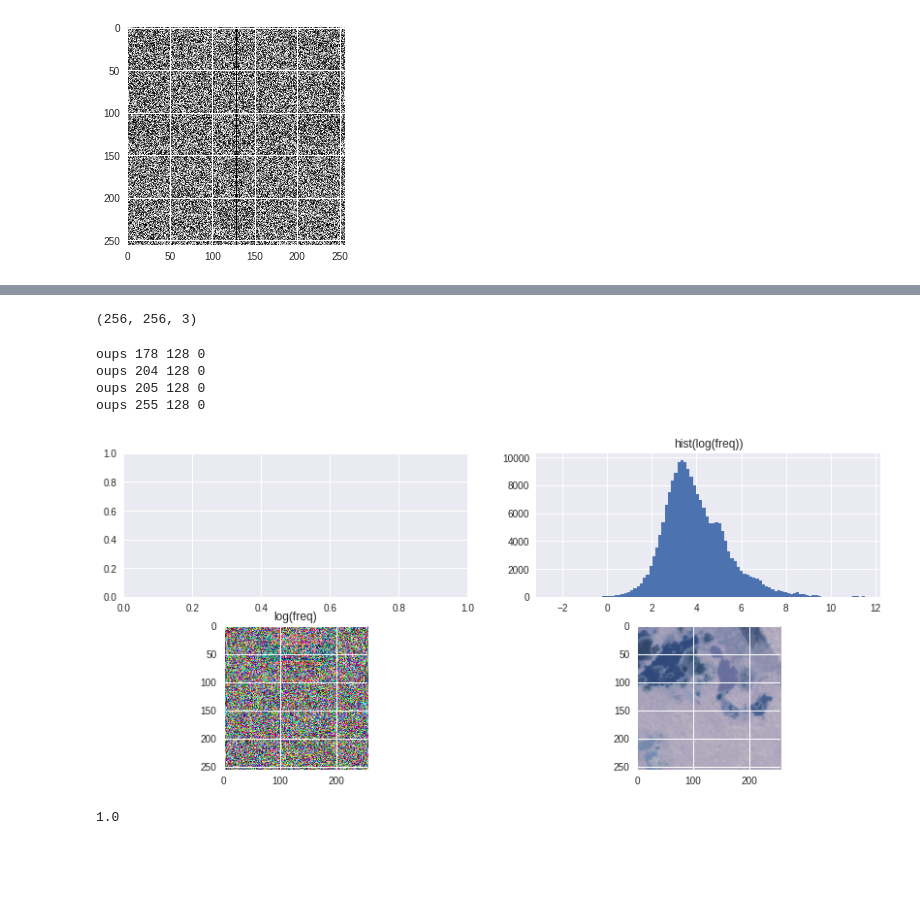
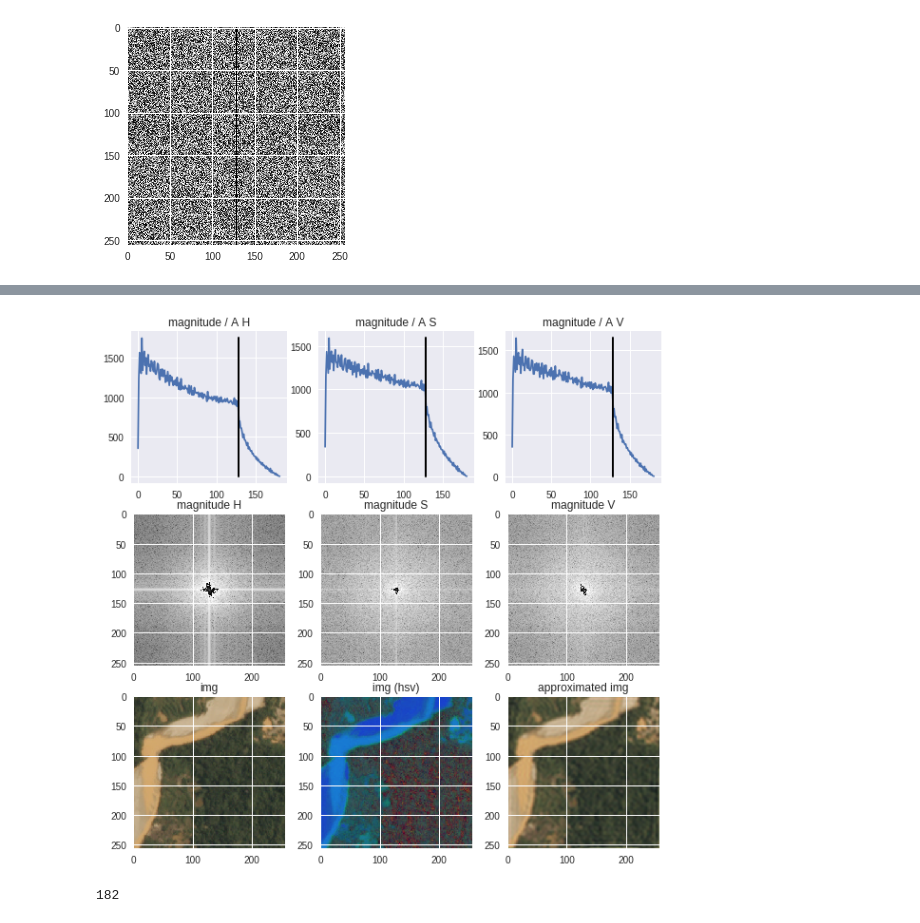
Before and after one commit to gsabran/SaveTheAmazonianPandas, a Jupyter notebook: InputViz.ipynb, the cells around one changed output, grey strips where cells are left out. Saved outputs shown, nothing was run; the diff lists cells and outputs as text; code cells hidden in the pictures; blank space fills up the shorter version.

```diff
--- a/InputViz.ipynb
+++ b/InputViz.ipynb
@@ -257,34 +163,0 @@ np.min(f), np.max(f), f, np.percentile(f, 0.10), np.percentile(f, 90), len(f[f <
-# %%
-# (abs(posX) > w / 4.0)
-F1.shape
-# %% [output]
-(256, 256, 3)
-# %%
-freq = np.abs(F1)
-# fig, ax = plt.subplots(nrows=2, ncols=2, figsize=(14, 6))
-# ax[0,0].hist(freq.ravel(), bins=100)
-# ax[0,0].set_title('hist(freq)')
-for i in range(w):
-    for j in range(h):
-        for c in range(3):
-            if freq[i, j, c] == 0:
-                print("oups", i, j, c)
-                freq[i, j, c] = 1
-np.log(freq)
-fig, ax = plt.subplots(nrows=2, ncols=2, figsize=(14, 6))
-ax[0,1].hist(np.log(freq).ravel(), bins=100)
-ax[0,1].set_title('hist(log(freq))')
-ax[1,0].imshow(np.log(freq), interpolation="none")
-ax[1,0].set_title('log(freq)')
-ax[1,1].imshow(img, interpolation="none")
-plt.show()
-# %% [output]
-oups 178 128 0
-oups 204 128 0
-oups 205 128 0
-oups 255 128 0
-[figure, removed]
-# %%
-sum(freq[freq == 1])
-# %% [output]
-1.0
@@ -290,0 +274,41 @@ sum(freq[freq == 1])
+# %%
+
+
+# ['train_3537', 'train_18469', 'train_13594', 'train_36017', 'train_6174']
+img, hsv, _, f, log_abs_f = get_hsv_freq_dist("train_3537")
+
+fig, ax = plt.subplots(nrows=3, ncols=3, figsize=(10, 10))
+
+
+repartition = get_magnitude_repartition(log_abs_f)
+for i, c in enumerate(HSV):
+    ax[0,i].plot(repartition[i])
+    ax[0,i].plot([W2, W2], [0, np.max(repartition[i])], 'k-', lw=2)
+    ax[0,i].set_title('magnitude / A {c}'.format(c=c))
+
+for i, c in enumerate(HSV):
+    freq = get_channels(log_abs_f)[i]
+    freq = np.asarray(freq, dtype=np.uint8)
+    # ax[0,1].imshow(get_channels(log_abs_f)[0], interpolation="none")
+    ax[1,i].imshow(freq, interpolation="none")
+    ax[1,i].set_title('magnitude {c}'.format(c=c))
+
+ax[2,0].imshow(img, interpolation="none")
+ax[2,0].set_title('img')
+
+ax[2,1].imshow(hsv, interpolation="none")
+ax[2,1].set_title('img (hsv)')
+
+i = f
+i = low_pass(i, 30)
+i = fftpack.ifftshift(i)
+i = np.real(fftpack.ifft2(i, axes=(0, 1)))
+i = color.hsv2rgb(i / 255) * 255
+i = np.asarray(i, dtype=np.uint8)
+
+
+ax[2,2].imshow(i, interpolation="none")
+ax[2,2].set_title('approximated img')
+plt.show()
+# %% [output]
+[figure, added]
@@ -290,0 +340,4 @@ sum(freq[freq == 1])
+# %%
+len(hsv_freq_dist['clear']['H'])
+# %% [output]
+182
```
Also changed, not shown: parts of 26 cells of this notebook.
